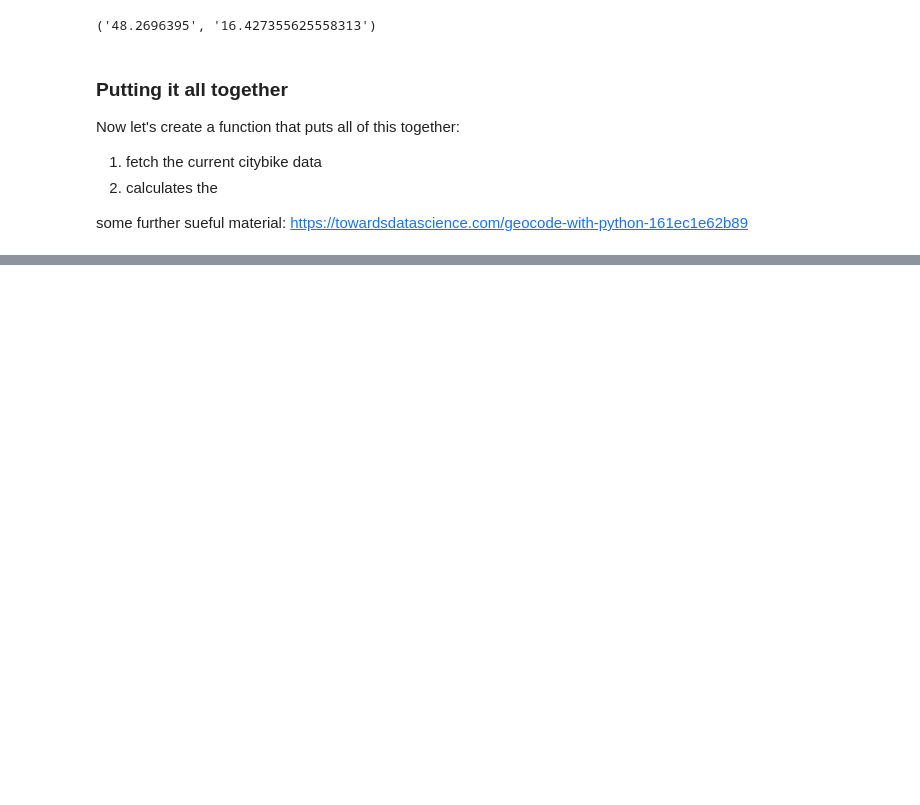
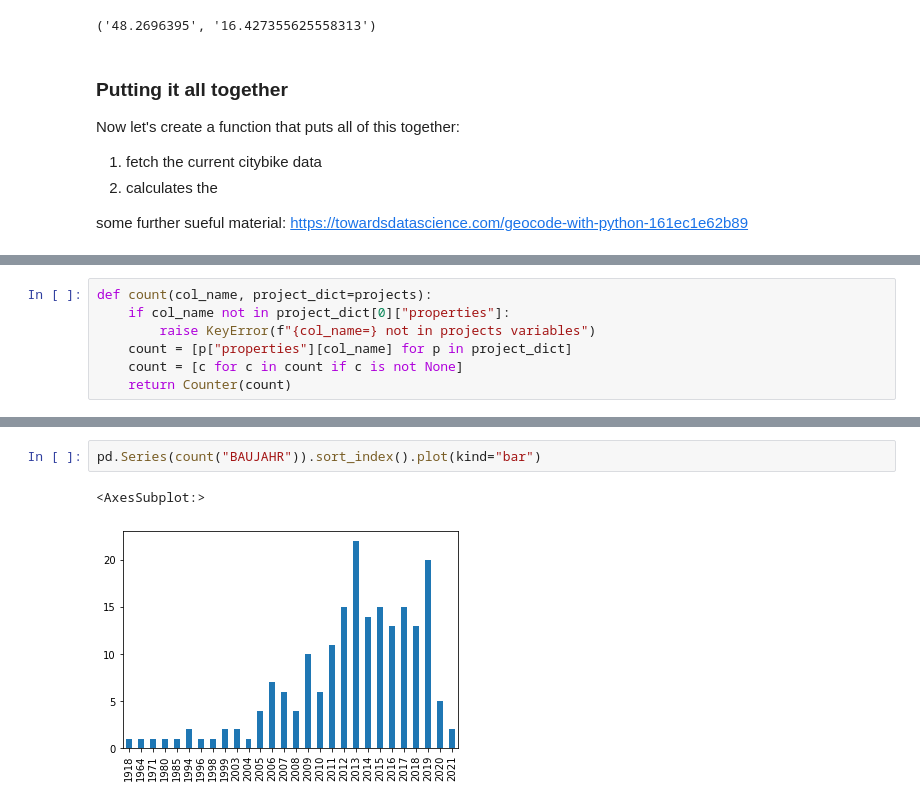
Before and after one commit to simonschaluppe/MEE1-3-PEQ, a Jupyter notebook: Exercises/solutions/External_data.ipynb, the cells around one changed output, grey strips where cells are left out. Cells and saved outputs as stored; diff of their text form; blank space fills up the shorter version.

```diff
--- a/Exercises/solutions/External_data.ipynb
+++ b/Exercises/solutions/External_data.ipynb
@@ -338,0 +457,7 @@ ____________________
+# %%
+def count(col_name, project_dict=projects):
+    if col_name not in project_dict[0]["properties"]:
+        raise KeyError(f"{col_name=} not in projects variables")
+    count = [p["properties"][col_name] for p in project_dict]
+    count = [c for c in count if c is not None]
+    return Counter(count)
@@ -338,0 +484,5 @@ ____________________
+# %%
+pd.Series(count("BAUJAHR")).sort_index().plot(kind="bar")
+# %% [output]
+<AxesSubplot:>
+[figure, added]
```
Also changed, not shown: parts of 35 cells of this notebook.
